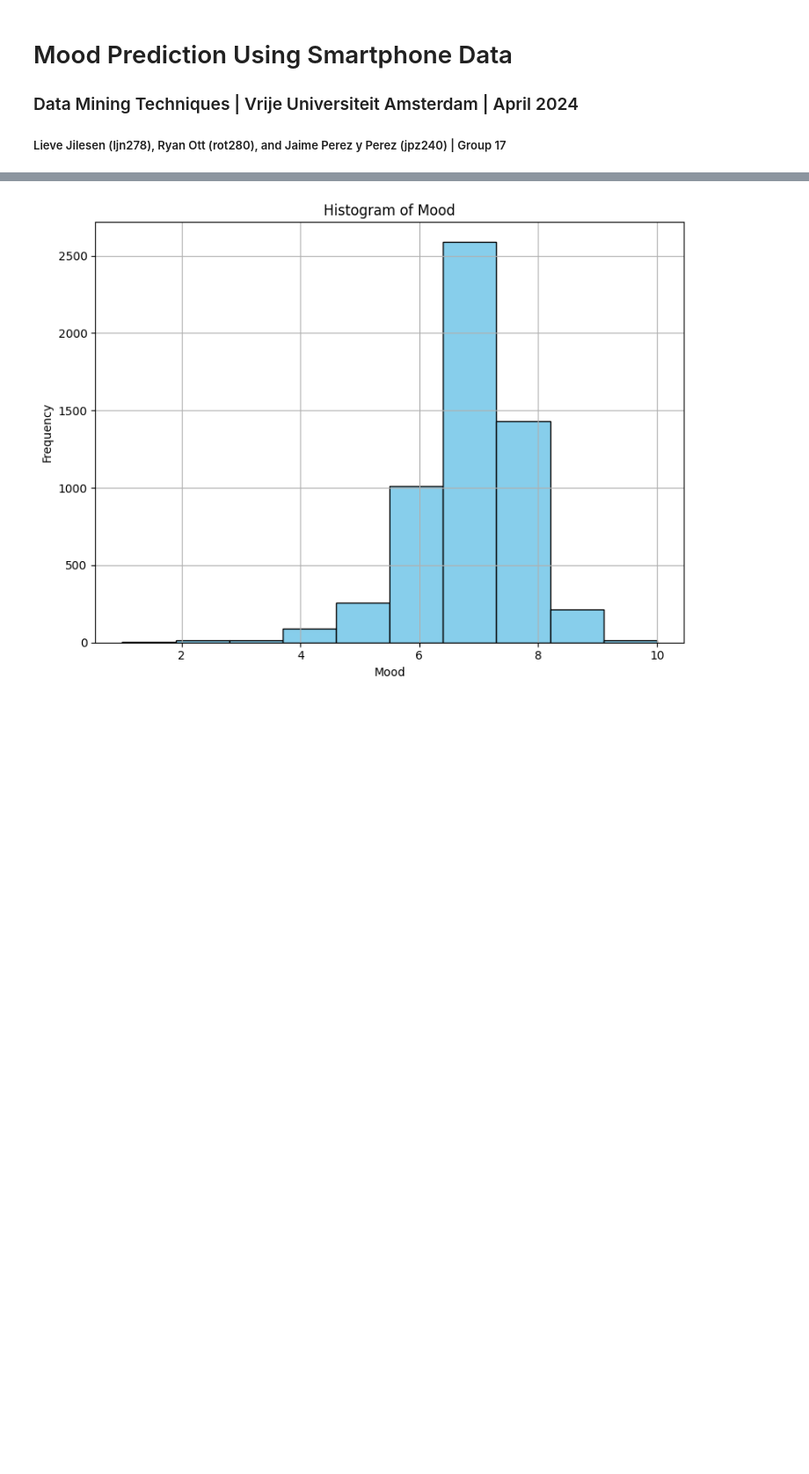
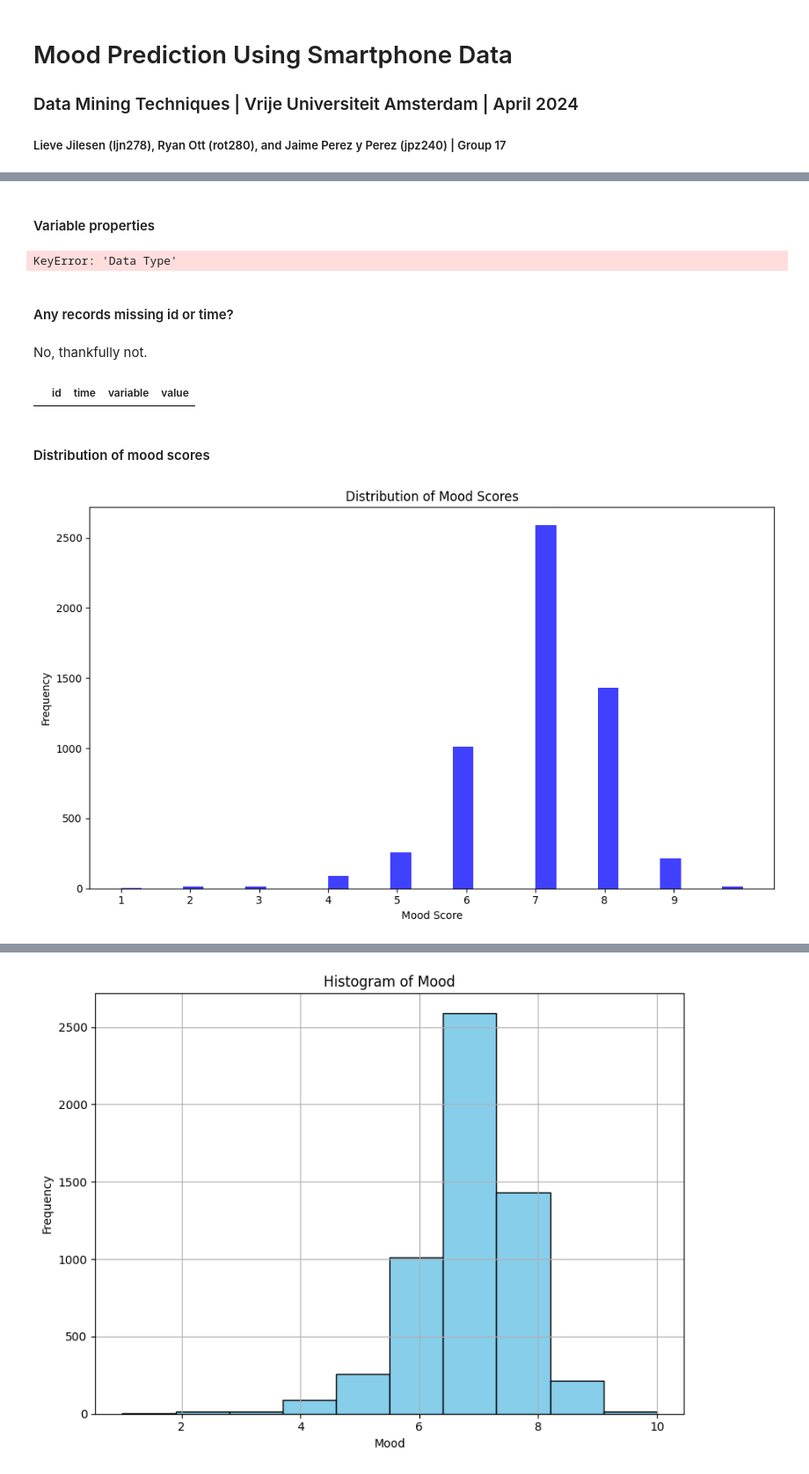
Before and after one commit to ryan-ott/DMT-Group17, a Jupyter notebook: Assignment1/mood_prediction.ipynb, the cells around one changed output, grey strips where cells are left out. Shown at 88% size. Saved outputs shown, nothing was run; the diff lists cells and outputs as text; code cells hidden in the pictures; blank space fills up the shorter version.

```diff
--- a/Assignment1/mood_prediction.ipynb
+++ b/Assignment1/mood_prediction.ipynb
@@ -52,0 +55,63 @@ print(variables)
+# %% [markdown]
+#### Variable properties
+# %%
+# Create a summary table for the dataset
+summary_data = {
+    "Variable": [],
+    "Total Records": [],
+    "Unique Values": [],
+    "Missing Values": [],
+    "Mean": [],
+    "Std": [],
+    "Min": [],
+    "25%": [],
+    "50%": [],
+    "75%": [],
+    "Max": [],
+    "Data Type": []
+}
+
+for var in df.variable.unique():
+    var_data = df[df['variable'] == var]['value']
+    desc = var_data.describe()
+    summary_data["Variable"].append(var)
+    summary_data["Total Records"].append(var_data.count())
+    summary_data["Unique Values"].append(var_data.nunique())
+    summary_data["Missing Values"].append(df[df['variable'] == var]['value'].isnull().sum())
+    summary_data["Mean"].append(desc['mean'])
+    summary_data["Std"].append(desc['std'])
+    summary_data["Min"].append(desc['min'])
+    summary_data["25%"].append(desc['25%'])
+    summary_data["50%"].append(desc['50%'])
+    summary_data["75%"].append(desc['75%'])
+    summary_data["Max"].append(desc['max'])
+    summary_data["Data Type"].append(df[df['variable'] == var]['value'].dtype)
+
+summary_table = pd.DataFrame(summary_data)
+summary_table
+# %% [output]
+KeyError: 'Data Type'
+# %% [markdown]
+#### Any records missing id or time?
+# %% [markdown]
+No, thankfully not.
+# %%
+# Do we have any records without index, id or time?
+df[df['id'].isnull() | df['time'].isnull()]
+# %% [output]
+|  | id | time | variable | value |
+# %% [markdown]
+#### Distribution of mood scores
+# %%
+# Distribution of Mood Scores
+mood_data = df[df['variable'] == 'mood']['value']
+plt.figure(figsize=(10, 6))
+plt.hist(mood_data.dropna(), bins=30, alpha=0.75, color='blue')
+plt.title('Distribution of Mood Scores')
+plt.xlabel('Mood Score')
+plt.ylabel('Frequency')
+plt.xticks(range(1, 10))
+plt.tight_layout()
+plt.show()
+# %% [output]
+[figure, added]
```
Also changed, not shown: parts of 16 cells of this notebook, 1 other file.
